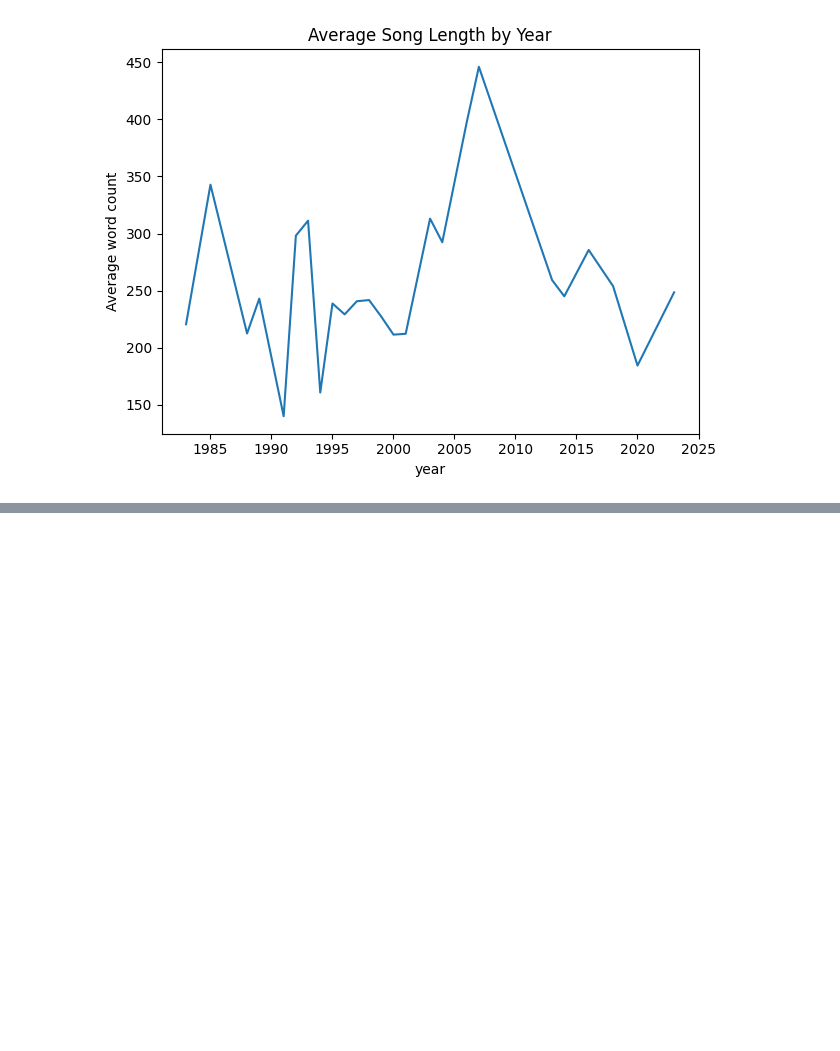
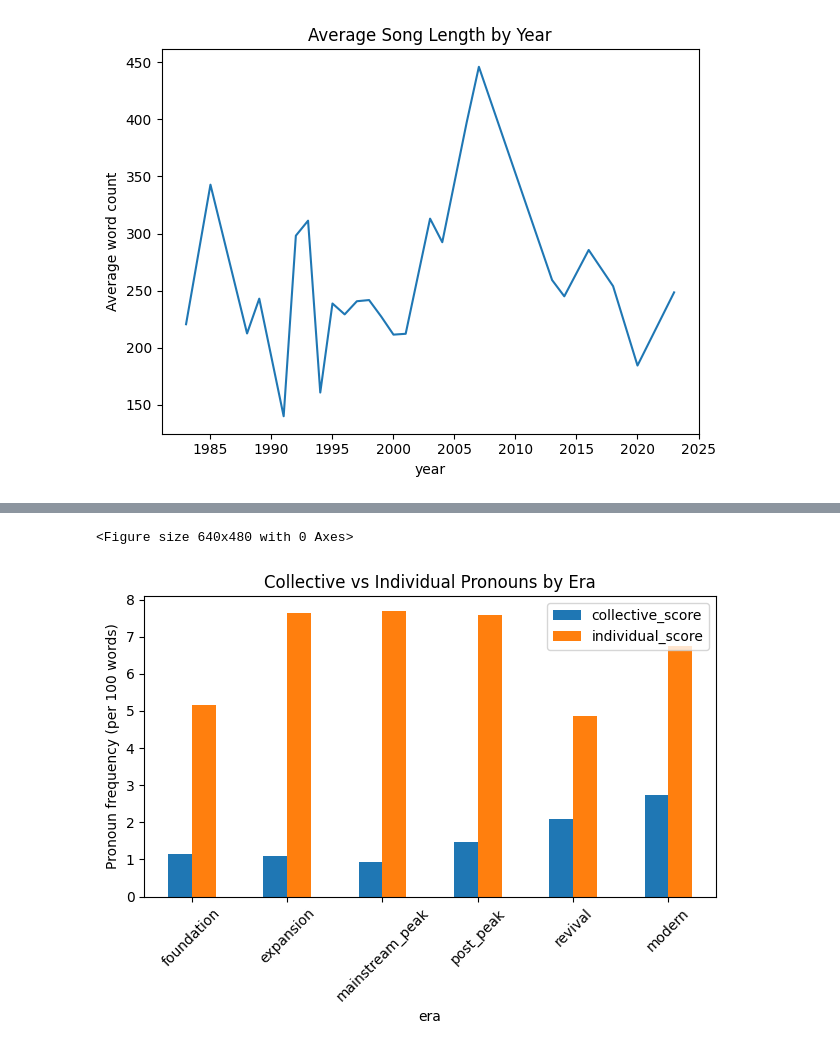
Before and after one commit to meddling-moose/third-wave-ska, a Jupyter notebook: notebooks/07_structural_evolution.ipynb, the cells around one changed output, grey strips where cells are left out. Saved outputs shown, nothing was run; the diff lists cells and outputs as text; code cells hidden in the pictures; blank space fills up the shorter version.

```diff
--- a/notebooks/07_structural_evolution.ipynb
+++ b/notebooks/07_structural_evolution.ipynb
@@ -95,0 +225,28 @@ plt.show()
+# %%
+#########################################
+### Pronoun Shift                     ###
+#########################################
+
+COLLECTIVE_PRONOUNS = ["we", "us", "our", "ours"]
+INDIVIDUAL_PRONOUNS = ["i", "me", "my", "mine"]
+
+def pronoun_score(text, pronoun_list):
+    tokens = text.split()
+    if not tokens:
+        return 0
+    count = sum(tokens.count(p) for p in pronoun_list)
+    return (count / len(tokens)) * 100
+# %%
+df["collective_score"] = df["lyrics_normalized"].apply(
+    lambda x: pronoun_score(x, COLLECTIVE_PRONOUNS)
+)
+
+df["individual_score"] = df["lyrics_normalized"].apply(
+    lambda x: pronoun_score(x, INDIVIDUAL_PRONOUNS)
+)
+# %%
+era_pronouns = df.groupby("era")[["collective_score", "individual_score"]] \
+                 .mean() \
+                 .reindex(ERA_ORDER)
+
+era_pronouns
@@ -95,0 +262,13 @@ plt.show()
+# %%
+### Plot Collective and Indiviual Scores
+
+plt.figure()
+era_pronouns.plot(kind="bar")
+plt.ylabel("Pronoun frequency (per 100 words)")
+plt.title("Collective vs Individual Pronouns by Era")
+plt.xticks(rotation=45)
+plt.tight_layout()
+plt.show()
+# %% [output]
+<Figure size 640x480 with 0 Axes>
+[figure, added]
```
Also changed, not shown: parts of 35 cells of this notebook.
